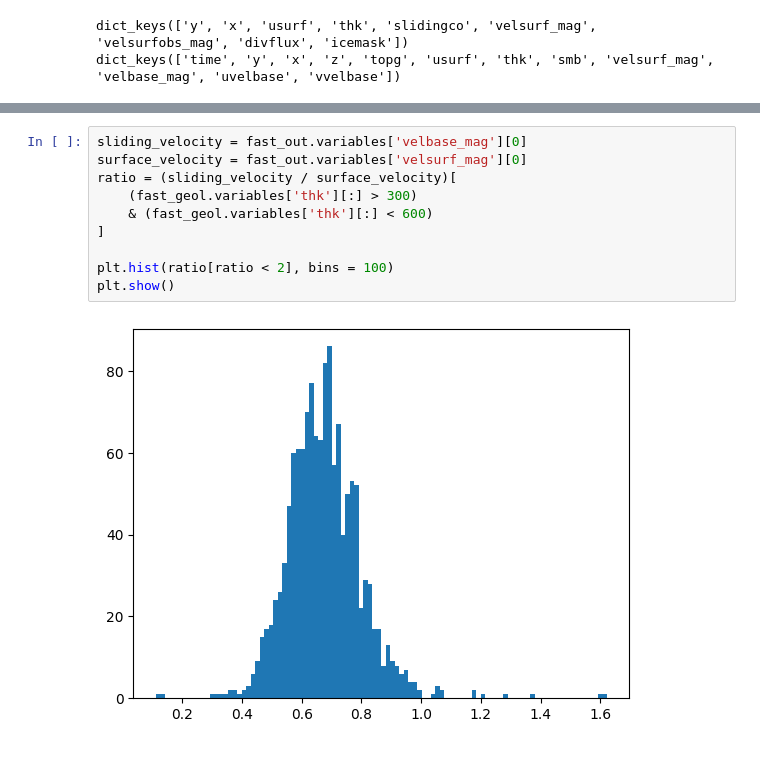
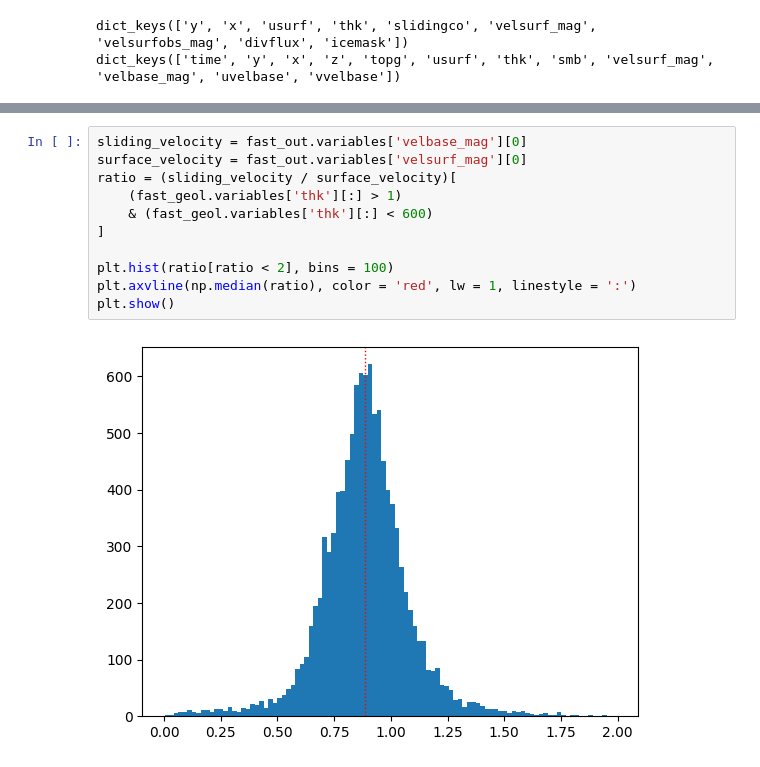
Before and after one commit to ethan-pierce/igm-alpine, a Jupyter notebook: igm-2.0/results/production/visualize-results.ipynb, the cells around one changed output, grey strips where cells are left out. Cells and saved outputs as stored; diff of their text form.

```diff
--- a/igm-2.0/results/production/visualize-results.ipynb
+++ b/igm-2.0/results/production/visualize-results.ipynb
@@ -117,12 +118,13 @@ plt.show()
 # %%
 sliding_velocity = fast_out.variables['velbase_mag'][0]
 surface_velocity = fast_out.variables['velsurf_mag'][0]
 ratio = (sliding_velocity / surface_velocity)[
-    (fast_geol.variables['thk'][:] > 300)
+    (fast_geol.variables['thk'][:] > 1)
     & (fast_geol.variables['thk'][:] < 600)
 ]
 
 plt.hist(ratio[ratio < 2], bins = 100)
+plt.axvline(np.median(ratio), color = 'red', lw = 1, linestyle = ':')
 plt.show()
 # %% [output]
-[figure, old version]
+[figure, new version]
```
Also changed, not shown: parts of 11 cells of this notebook, 2 other files.
